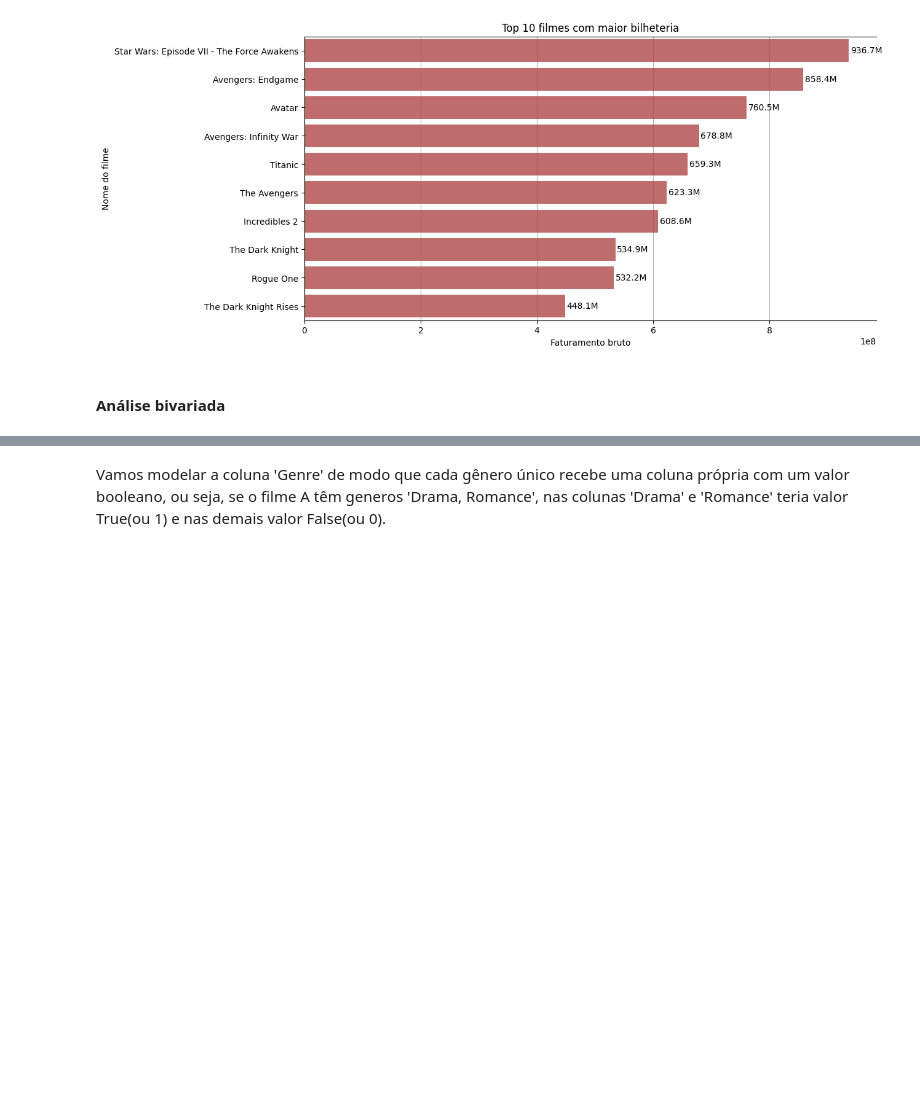
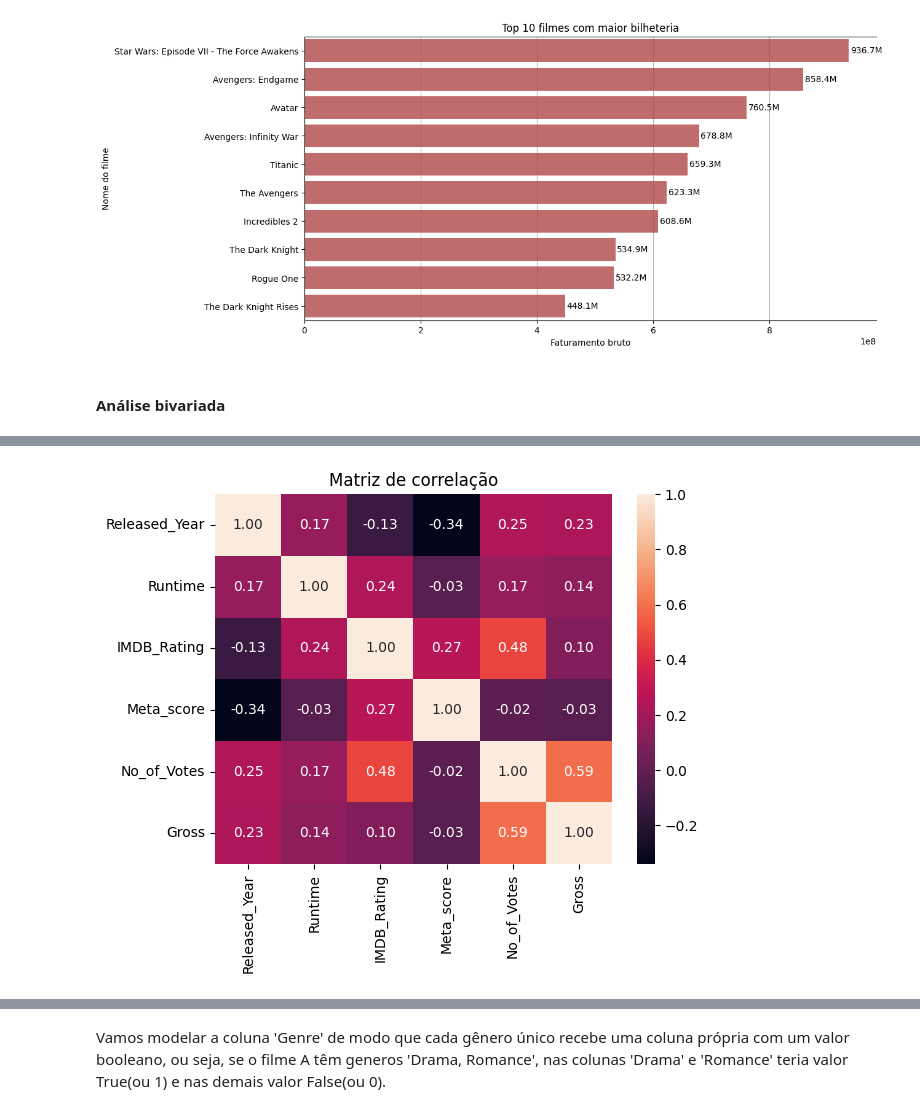
Before and after one commit to iuriholanda/previsao-de-nota-regressao-e-nlp, a Jupyter notebook: analise-exploratoria-nota.ipynb, the cells around one changed output, grey strips where cells are left out. Saved outputs shown, nothing was run; the diff lists cells and outputs as text; code cells hidden in the pictures; blank space fills up the shorter version.

```diff
--- a/analise-exploratoria-nota.ipynb
+++ b/analise-exploratoria-nota.ipynb
@@ -347,0 +347,8 @@ plt.show()
+# %%
+filmes_num = filmes[['Released_Year', 'Runtime', 'IMDB_Rating', 'Meta_score', 'No_of_Votes', 'Gross']]
+matriz_corr = filmes_num.corr()
+sns.heatmap(matriz_corr, fmt=".2f", annot=True)
+plt.title('Matriz de correlação')
+plt.show()
+# %% [output]
+[figure, added]
```
Also changed, not shown: parts of 30 cells of this notebook, 1 other file.
